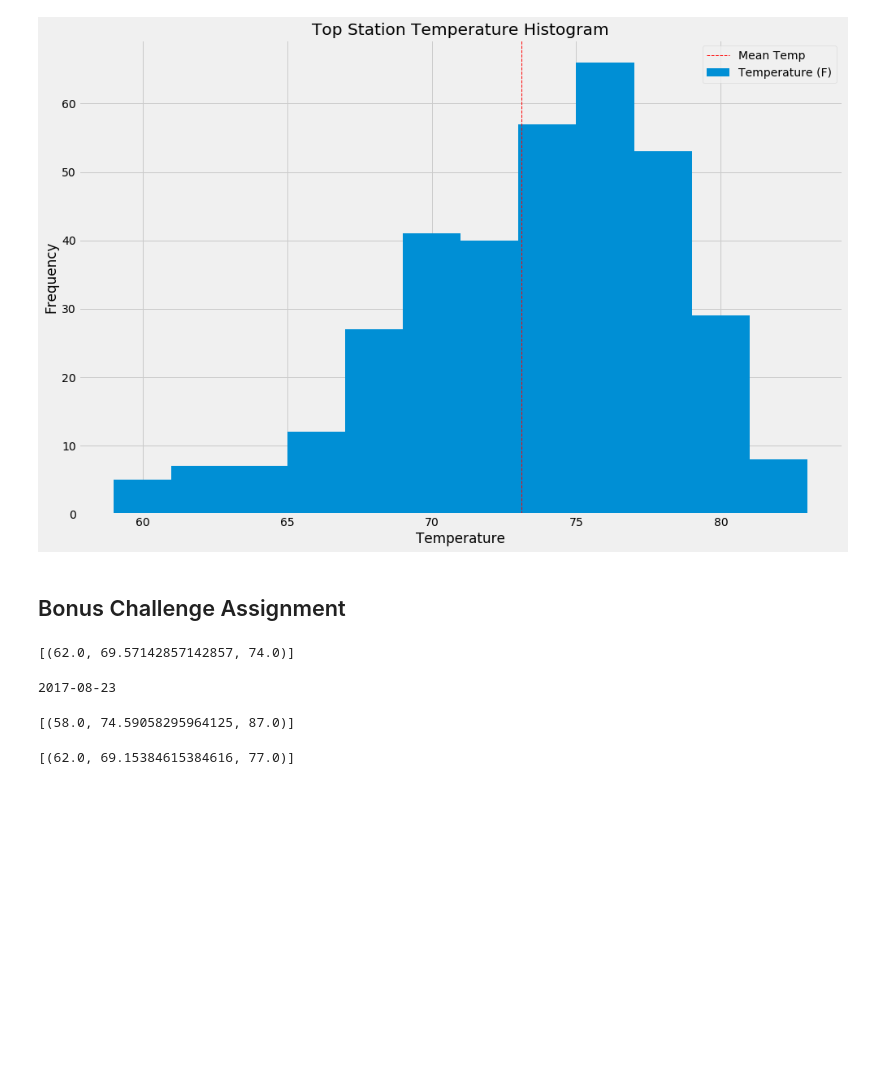
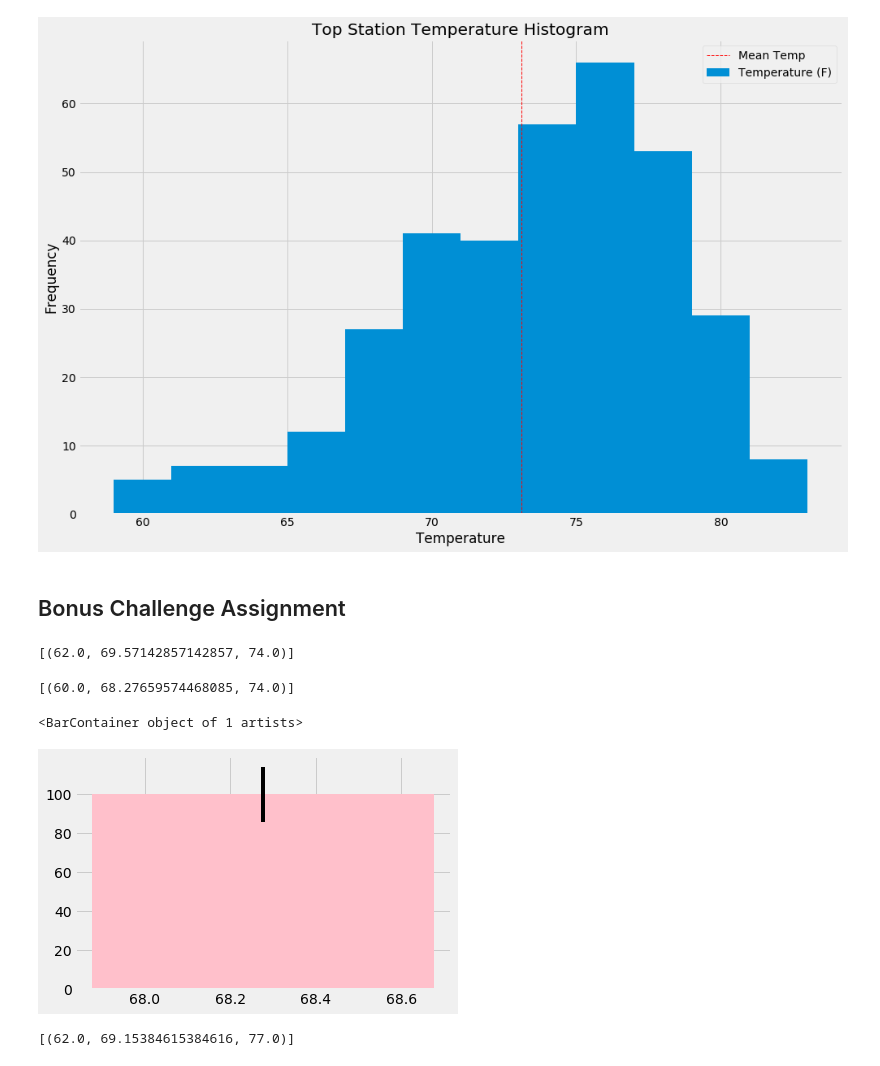
Before and after one commit to bbixby/sqlalchemy-challenge, a Jupyter notebook: climate_analysis.ipynb, the cells around one changed output. Drawn from its saved outputs; the diff is of its cells as text; code cells hidden in the pictures; blank space fills up the shorter version.

```diff
--- a/climate_analysis.ipynb
+++ b/climate_analysis.ipynb
@@ -244,20 +243,30 @@ print(calc_temps('2012-02-28', '2012-03-05'))
 # %%
 # Use your previous function `calc_temps` to calculate the tmin, tavg, and tmax
 # for your trip using the previous year's data for those same dates.
-for row in max(session.query(Measurement.date).all()):
-    print(row)
-end_date = pd.to_datetime(row).date()
-start_date = end_date - pd.DateOffset(years = 1)
-start_date = pd.to_datetime(start_date).date()
-calc_temps(start_date,end_date)
+#trip dates Jan 1 - Jan 8; using 2017 for reference
+# for row in max(session.query(Measurement.date).all()):
+#     print(row)
+# end_date = pd.to_datetime(row).date()
+# start_date = end_date - pd.DateOffset(years = 1)
+# start_date = pd.to_datetime(start_date).date()
+calc_temps('2017-01-01', '2017-01-08')
 # %% [output]
-2017-08-23
+[(60.0, 68.27659574468085, 74.0)]
-[(58.0, 74.59058295964125, 87.0)]
 # %%
 # Plot the results from your previous query as a bar chart.
 # Use "Trip Avg Temp" as your Title
 # Use the average temperature for the y value
 # Use the peak-to-peak (tmax-tmin) value as the y error bar (yerr)
+vacayStats = calc_temps('2017-01-01', '2017-01-08')
+vacayStatsDF = pd.DataFrame(vacayStats, columns=['tmin', 'tavg', 'tmax'])
+avgTemp = vacayStatsDF.tavg
+tmin = vacayStatsDF.tmin
+tmax = vacayStatsDF.tmax
+
+plt.bar(avgTemp, 100, color='pink', yerr=(tmax-tmin))
+# %% [output]
+<BarContainer object of 1 artists>
+[figure, added]
 # %%
 # Calculate the total amount of rainfall per weather station for your trip dates using the previous year's matching dates.
 # Sort this in descending order by precipitation amount and list the station, name, latitude, longitude, and elevation
```
Also changed, not shown: parts of 3 cells of this notebook, 1 other file.
